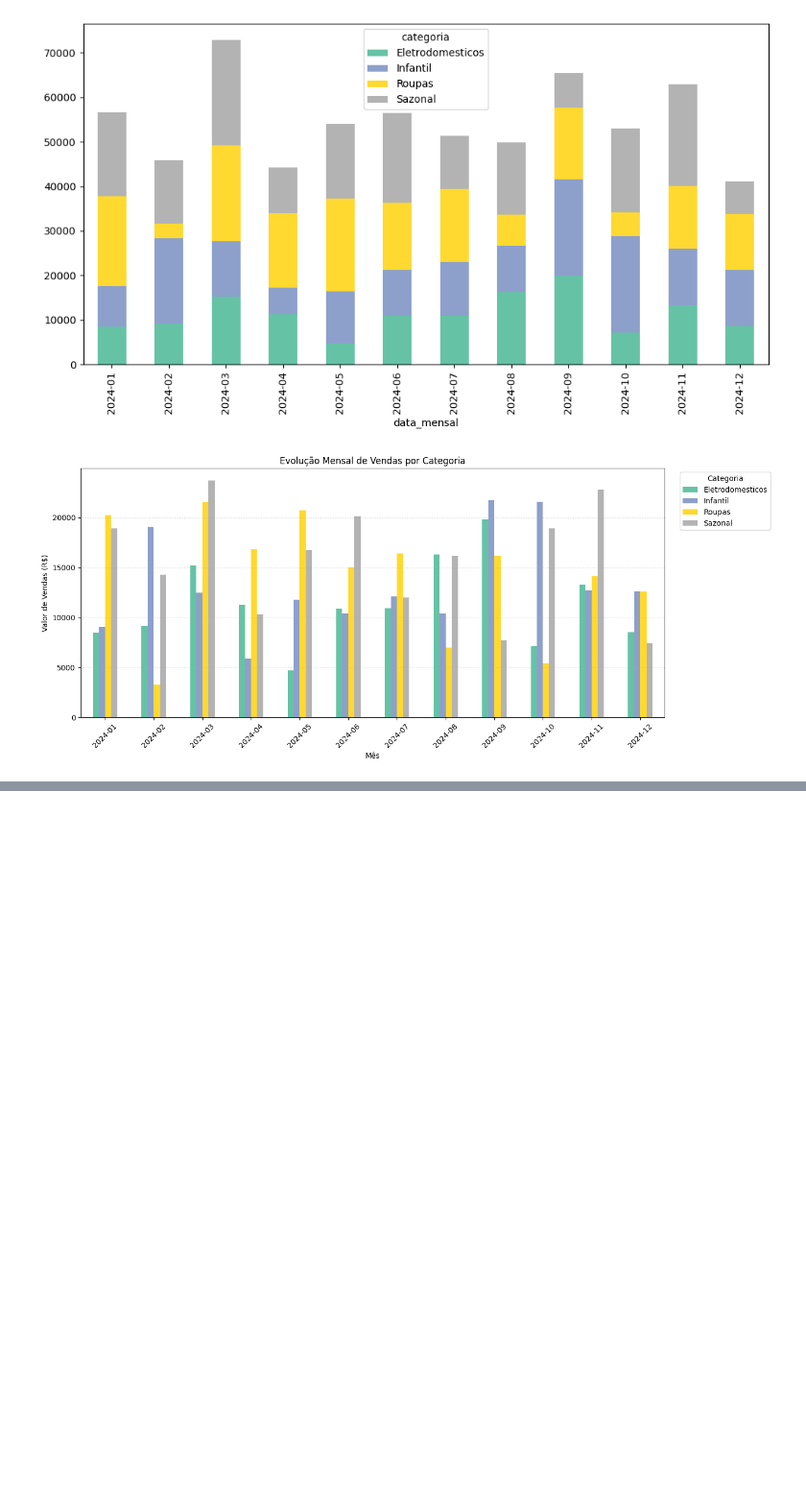
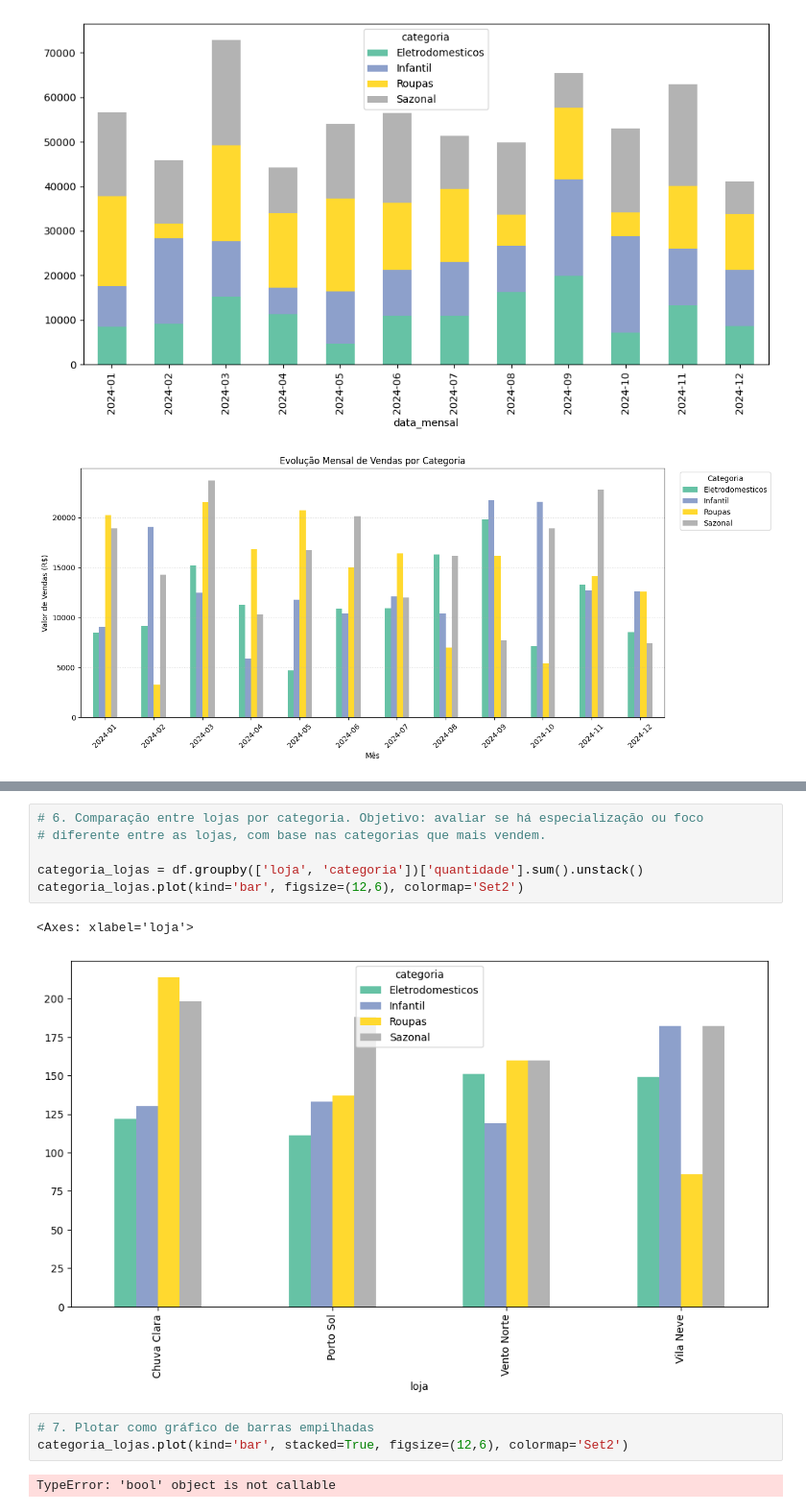
Before and after one commit to IIIgorMoura/PY-tratamento_analise_dados, a Jupyter notebook: main.ipynb, the cells around one changed output, grey strips where cells are left out. Shown: that part at 96% size. Saved outputs shown, nothing was run; the diff lists cells and outputs as text; blank space fills up the shorter version.

```diff
--- a/main.ipynb
+++ b/main.ipynb
@@ -343,0 +367,14 @@ Freq: M, Name: valor_venda, dtype: float64
+# %%
+# 6. Comparação entre lojas por categoria. Objetivo: avaliar se há especialização ou foco
+# diferente entre as lojas, com base nas categorias que mais vendem.
+
+categoria_lojas = df.groupby(['loja', 'categoria'])['quantidade'].sum().unstack()
+categoria_lojas.plot(kind='bar', figsize=(12,6), colormap='Set2')
+# %% [output]
+<Axes: xlabel='loja'>
+[figure, added]
+# %%
+# 7. Plotar como gráfico de barras empilhadas
+categoria_lojas.plot(kind='bar', stacked=True, figsize=(12,6), colormap='Set2')
+# %% [output]
+TypeError: 'bool' object is not callable
```
Also changed, not shown: parts of 3 cells of this notebook, 1 other file.
